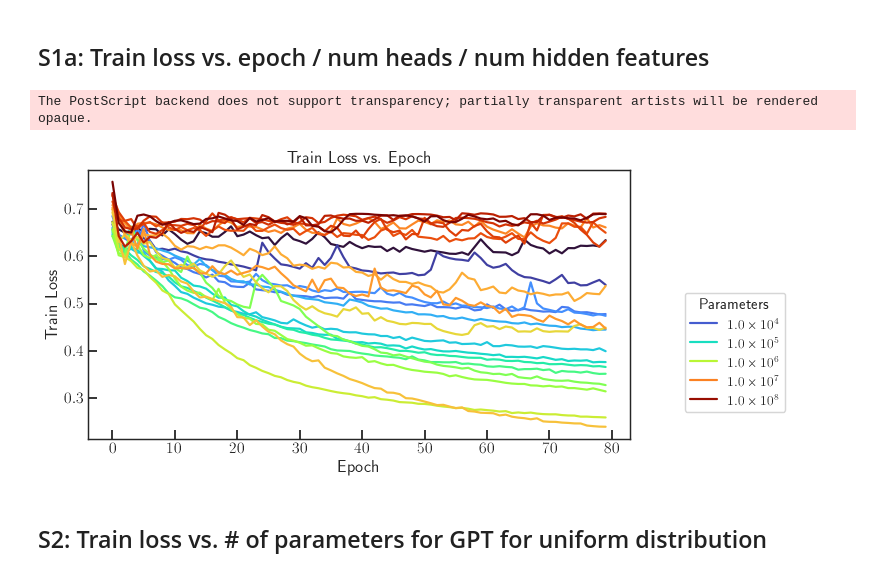
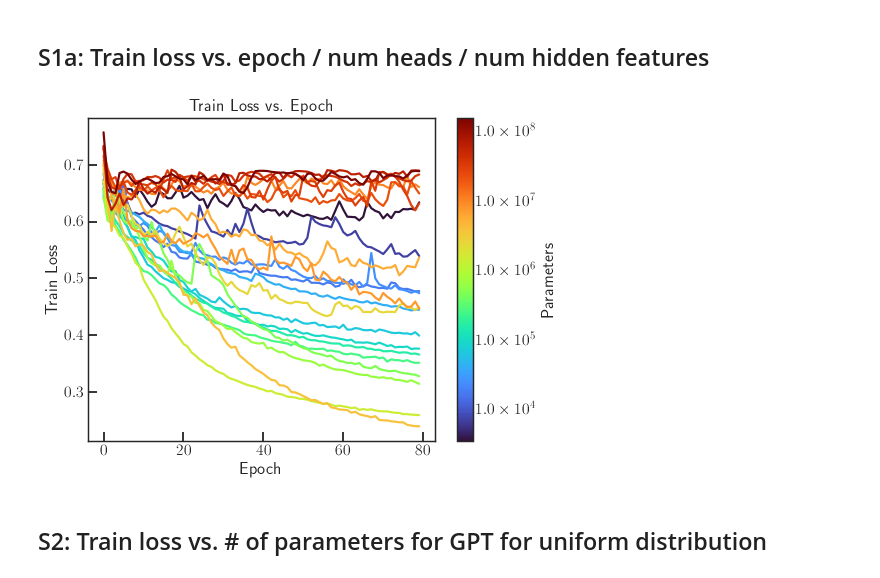
Before and after one commit to anhhuyalex/renormalization, a Jupyter notebook: icl_memorization/analysis5.ipynb, the cells around one changed output. Drawn from its saved outputs; the diff is of its cells as text; code cells hidden in the pictures.

```diff
--- a/icl_memorization/analysis5.ipynb
+++ b/icl_memorization/analysis5.ipynb
@@ -173,7 +173,8 @@ please provide us feedback at https://github.com/pandas-dev/pandas/issues/54466
 
   import pandas as pd
 # %%
-folders = glob("/scratch/qanguyen/gautam/cache/memo_nov10_zipf_gpt2_vary_num_hidden_features_num_heads_noresample/*")
+# folders = glob("/scratch/qanguyen/gautam/cache/memo_nov10_zipf_gpt2_vary_num_hidden_features_num_heads_noresample/*")
+folders = glob("/scratch/qanguyen/gautam/cache/memo_apr19_zipf_gpt2_vary_num_hidden_features_num_heads_noresample/*")
 df = defaultdict(list)
 for folder in folders:
     pkl = glob(f"{folder}/*")
@@ -185,7 +186,16 @@ for folder in folders:
         continue
     if len(data['logs']) < 80:
         continue
-    num_parameters = sum(p.numel() for k, p in data["model"].items())
+    try:
+        num_parameters = sum(p.numel() for k, p in data["model"].items())
+    except:
+        model = gpt.OneLayerAttention(len_context = data["args"]["len_context"],
+            num_heads = data["args"]["num_heads"],
+            num_hidden_features = data["args"]["num_hidden_features"],
+            vocab_size = 2,
+            num_mlp_layers = data["args"]["num_mlp_layers"],
+            num_hidden_features_mlp = data["args"]["num_hidden_features"] * data["args"]["num_heads"])
+        num_parameters = sum(p.numel() for k, p in model.state_dict().items())
     # print("positional_encoding", data["positional_encoding"].shape)
 
 
@@ -193,7 +203,7 @@ for folder in folders:
     train_losses = [l["train_loss"] for l in data["logs"]]
     num_hidden_features = data["args"]["num_hidden_features"]
     num_heads = data["args"]["num_heads"]
-    accuracy = data["logs"][-1]["test_metrics"]["accuracy"][:100].mean()
+    accuracy = data["logs"][-1]["test_metrics"]["accuracy"][:1000].mean()
     if num_parameters > 1e6 and train_losses[-1] > 0.3:
         failed=True
     else:
@@ -353,57 +373,55 @@ The PostScript backend does not support transparency; partially transparent arti
 # %% [markdown]
 ## S1a: Train loss vs. epoch / num heads / num hidden features
 # %%
+import importlib
+utils = importlib.reload(utils)
 utils.set_plot_style()
-import numpy as np
+
 import matplotlib as mpl
 import matplotlib.pyplot as plt
 import seaborn as sns
 
-def sci_tex(x):
-    exp = int(np.floor(np.log10(x)))
-    mant = x / (10 ** exp)
-    return rf"${mant:.1f}\times 10^{{{exp}}}$"
+fig, ax = plt.subplots(1, 1, figsize=(8, 6))
+_df = pd.DataFrame(df)
 
-fig, ax = plt.subplots(1, 1, figsize=(10, 5))
-_df = pd.DataFrame(df)
+norm = mpl.colors.LogNorm(
+    vmin=_df["num_parameters"].min(),
+    vmax=_df["num_parameters"].max(),
+)
 
 sns.lineplot(
     x="epoch",
     y="train_loss",
     data=df,
     hue="num_parameters",
     palette="turbo",
-    hue_norm=mpl.colors.LogNorm(
-        vmin=_df["num_parameters"].min(),
-        vmax=_df["num_parameters"].max(),
-    ),
+    hue_norm=norm,
     errorbar=None,
-    # legend="full",
+    legend=False,
     ax=ax,
 )
 
 ax.set_title("Train Loss vs. Epoch")
 ax.set_xlabel("Epoch")
 ax.set_ylabel("Train Loss")
 
-# Rebuild legend with scientific notation labels
-handles, labels = ax.get_legend_handles_labels()
-if labels and labels[0] == "num_parameters":
-    handles = handles[1:]
-    labels = labels[1:]
-
-formatted_labels = [sci_tex(float(x)) for x in labels]
-ax.legend(handles, formatted_labels, loc=(1.1, 0.1), title="Parameters")
+utils.add_colorbar(
+    fig,
+    ax,
+    norm=norm,
+    cmap="turbo",
+    label="Parameters",
+    log_ticks=True,
+)
 
 savefigdir = "./figs/SupplementalFigure1"
 out = f"{savefigdir}/S1a_train_loss_vs_epoch"
 utils.ensure_dir(savefigdir)
 fig.savefig(f"{out}.eps", format="eps", bbox_inches="tight")
 fig.savefig(f"{out}.pdf", format="pdf", bbox_inches="tight")
 plt.show()
 # %% [output]
-The PostScript backend does not support transparency; partially transparent artists will be rendered opaque.
-[figure, old version]
+[figure, new version]
 # %% [markdown]
 ## S2: Train loss vs. # of parameters for GPT for uniform distribution
 # %%
```
Also changed, not shown: parts of 36 cells of this notebook, 4 other files.
